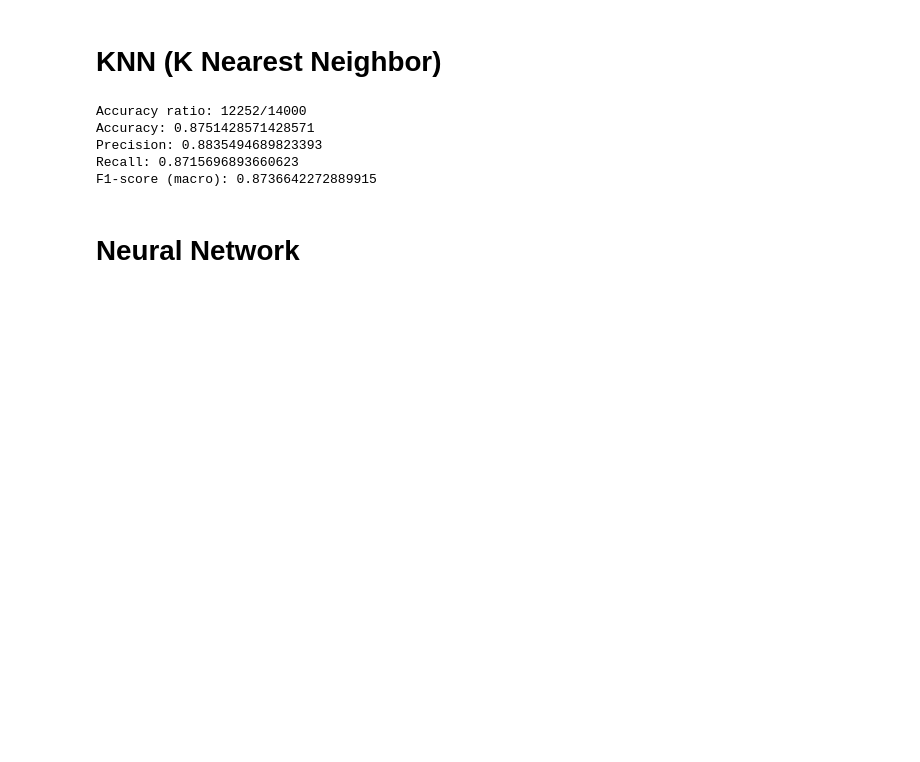
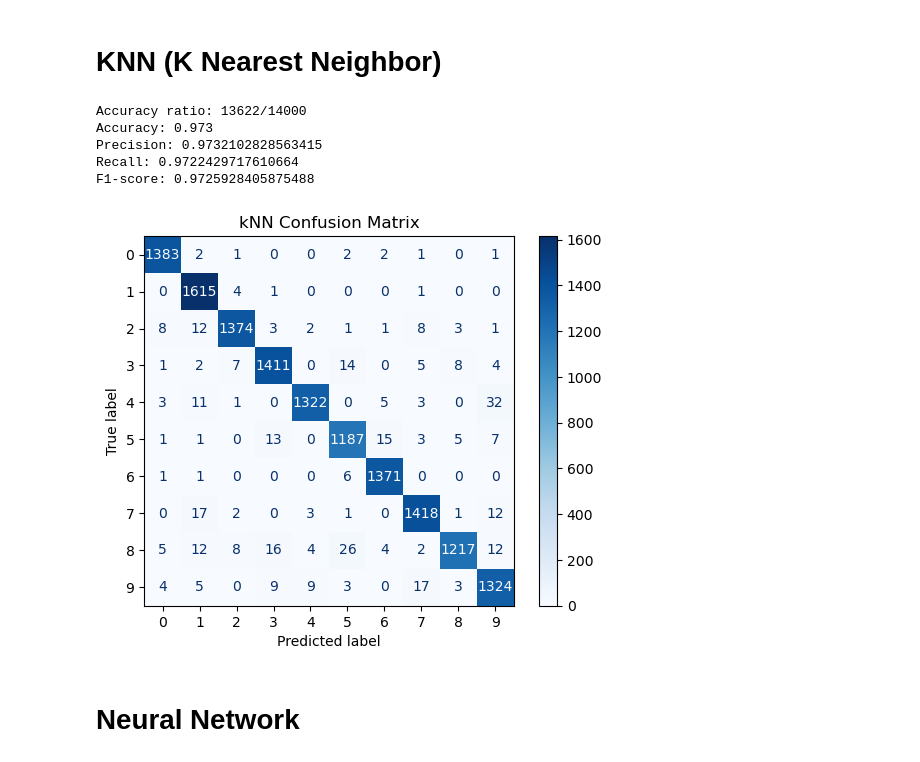
Before and after one commit to apparatusone/mnist-ml-basics, a Jupyter notebook: project.ipynb, the cells around one changed output. Cells and saved outputs as stored; diff of their text form; code cells hidden in the pictures; blank space fills up the shorter version.

```diff
--- a/project.ipynb
+++ b/project.ipynb
@@ -159,7 +159,7 @@ knn = KNN(k=5, distance_measure=euclidean_distance)
 # knn.fit(X_trn, y_trn)
 
 # reduced sample size (10 seconds)
-knn.fit(X_trn[:1000], y_trn[:1000])
+knn.fit(X_trn, y_trn)
 
 # Compute test predictions
 y_hat = knn.predict(X_tst)
@@ -173,9 +173,9 @@ test_f1 = f1_score(y_tst, y_hat, average='macro')
 print("Accuracy:", test_acc)
 print("Precision:", test_prec)
 print("Recall:", test_rec)
-print("F1-score (macro):", test_f1)
+print("F1-score:", test_f1)
 
-# running this with ALL samples takes over 11 minutes on my computer
+# running this with ALL samples takes 22 minutes on my computer
 # KNN = 1
 # Accuracy ratio: 13185/14000
 # Test accuracy: 0.9418
@@ -200,11 +200,19 @@ print("F1-score (macro):", test_f1)
 # Accuracy ratio: 13220/14000
 # Test accuracy: 0.9443
 # %% [output]
-Accuracy ratio: 12252/14000
-Accuracy: 0.8751428571428571
-Precision: 0.8835494689823393
-Recall: 0.8715696893660623
-F1-score (macro): 0.8736642272889915
+Accuracy ratio: 13622/14000
+Accuracy: 0.973
+Precision: 0.9732102828563415
+Recall: 0.9722429717610664
+F1-score: 0.9725928405875488
+# %%
+from sklearn.metrics import ConfusionMatrixDisplay
+
+ConfusionMatrixDisplay.from_predictions(y_tst, y_hat, cmap='Blues')
+plt.title('kNN Confusion Matrix')
+plt.show()
+# %% [output]
+[figure, added]
 # %% [markdown]
 # Neural Network
 # %%
```
Also changed, not shown: parts of 8 cells of this notebook.
